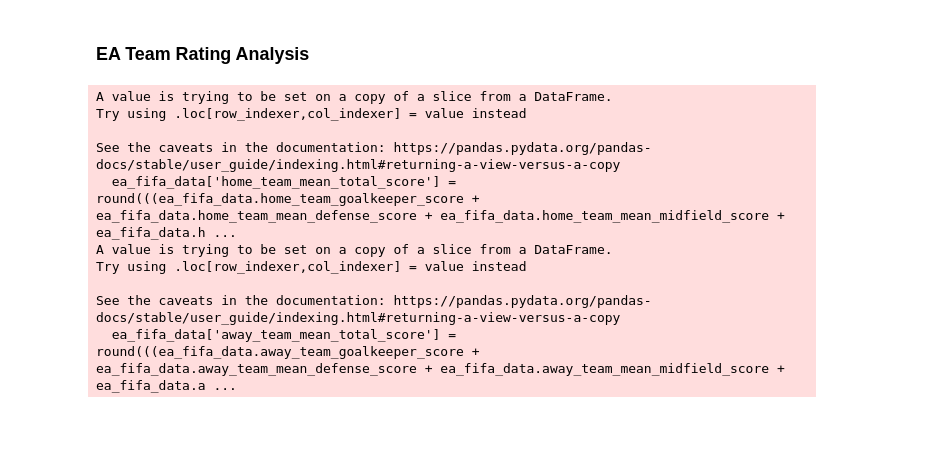
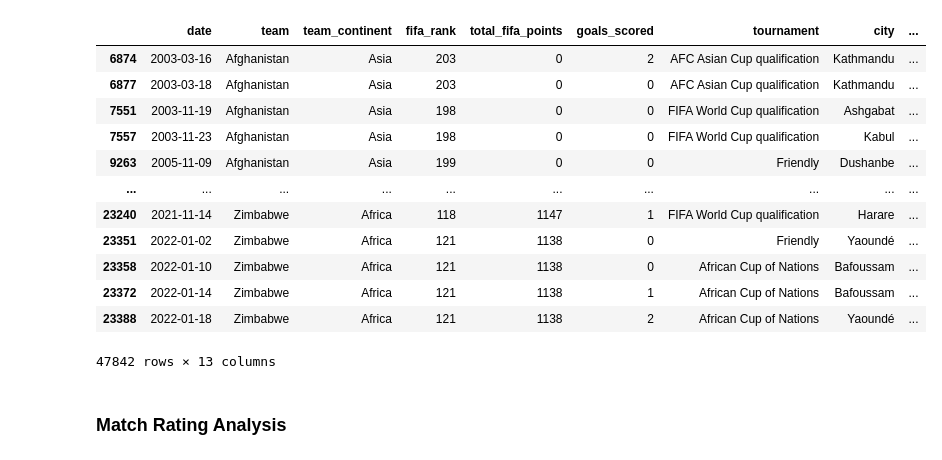
Before and after one commit to savicd710/FIFA-World-Cup-Dashboard, a Jupyter notebook: world_cup_data.ipynb, the cells around one changed output. Saved outputs shown, nothing was run; the diff lists cells and outputs as text; code cells hidden in the pictures; blank space fills up the shorter version.

```diff
--- a/world_cup_data.ipynb
+++ b/world_cup_data.ipynb
@@ -27,19 +23,54 @@ all_data.head()
-# %%
-all_data['better_team_win'] = (all_data.)
+# %%
+# Drop unnecessary columns
+tournament_data = all_data.drop(columns=['home_team_goalkeeper_score', 'away_team_goalkeeper_score', 'home_team_mean_defense_score', 'away_team_mean_defense_score',
+                                'home_team_mean_offense_score', 'away_team_mean_offense_score', 'home_team_mean_midfield_score', 'away_team_mean_midfield_score'])
+
+# Goal differential for each team
+tournament_data['home_team_goal_diff'] = tournament_data.home_team_score - \
+    tournament_data.away_team_score
+tournament_data['away_team_goal_diff'] = tournament_data.away_team_score - \
+    tournament_data.home_team_score
+
+# Away team result
+conditions = [tournament_data['home_team_result'] == 'Win', tournament_data['home_team_result'] == 'Lose']
+choices = ['Lose', 'Win']
+tournament_data['away_team_result'] = np.select(conditions, choices, default='Draw')
+
+# Separate home and away data for each team and append them into a singular data frame
+home_columns = ['date', 'home_team', 'home_team_continent', 'home_team_fifa_rank', 'home_team_total_fifa_points', 'home_team_score', 'tournament', 'city', 'country', 'neutral_location', 'shoot_out', 'home_team_result', 'home_team_goal_diff']
+away_columns = ['date', 'away_team', 'away_team_continent', 'away_team_fifa_rank', 'away_team_total_fifa_points', 'away_team_score', 'tournament', 'city', 'country', 'neutral_location', 'shoot_out', 'away_team_result', 'away_team_goal_diff']
+
+# Create a data frame from all home teams
+home_data = tournament_data[home_columns]
+columns = {'home_team': 'team','home_team_continent': 'team_continent', 'home_team_fifa_rank': 'fifa_rank', 'home_team_total_fifa_points': 'total_fifa_points', 'home_team_score': 'goals_scored', 'home_team_result': 'result', 'home_team_goal_diff': 'goal_diff'}
+home_data = home_data.rename(columns=columns)
+
+# Create a data frame from all away teams
+away_data = tournament_data[away_columns]
+columns = {'away_team': 'team','away_team_continent': 'team_continent', 'away_team_fifa_rank': 'fifa_rank', 'away_team_total_fifa_points': 'total_fifa_points', 'away_team_score': 'goals_scored', 'away_team_result': 'result', 'away_team_goal_diff': 'goal_diff'}
+away_data = away_data.rename(columns=columns)
+
+# Combine the data frames
+combined_data = pd.concat([home_data, away_data])
+combined_data = combined_data.sort_values(['team','date'])
+
+# Send the combined_data to a csv named country_data
+combined_data.to_csv('raw_data/country_data.csv')
+
+combined_data
+# %% [output]
+|  | date | team | team_continent | fifa_rank | total_fifa_points | goals_scored | tournament | city | ... |
+| 6874 | 2003-03-16 | Afghanistan | Asia | 203 | 0 | 2 | AFC Asian Cup qualification | Kathmandu | ... |
+| 6877 | 2003-03-18 | Afghanistan | Asia | 203 | 0 | 0 | AFC Asian Cup qualification | Kathmandu | ... |
+| 7551 | 2003-11-19 | Afghanistan | Asia | 198 | 0 | 0 | FIFA World Cup qualification | Ashgabat | ... |
+| 7557 | 2003-11-23 | Afghanistan | Asia | 198 | 0 | 0 | FIFA World Cup qualification | Kabul | ... |
+| 9263 | 2005-11-09 | Afghanistan | Asia | 199 | 0 | 0 | Friendly | Dushanbe | ... |
+| ... | ... | ... | ... | ... | ... | ... | ... | ... | ... |
+| 23240 | 2021-11-14 | Zimbabwe | Africa | 118 | 1147 | 1 | FIFA World Cup qualification | Harare | ... |
+| 23351 | 2022-01-02 | Zimbabwe | Africa | 121 | 1138 | 0 | Friendly | Yaoundé | ... |
+| 23358 | 2022-01-10 | Zimbabwe | Africa | 121 | 1138 | 0 | African Cup of Nations | Bafoussam | ... |
+| 23372 | 2022-01-14 | Zimbabwe | Africa | 121 | 1138 | 1 | African Cup of Nations | Bafoussam | ... |
+| 23388 | 2022-01-18 | Zimbabwe | Africa | 121 | 1138 | 2 | African Cup of Nations | Yaoundé | ... |
+47842 rows × 13 columns
 # %% [markdown]
-### EA Team Rating Analysis
+### Match Rating Analysis
-# %%
-ea_fifa_data = all_data.dropna()
-ea_fifa_data['home_team_mean_total_score'] = round(((ea_fifa_data.home_team_goalkeeper_score + ea_fifa_data.home_team_mean_defense_score + ea_fifa_data.home_team_mean_midfield_score + ea_fifa_data.home_team_mean_offense_score)/4), 1)
-ea_fifa_data['away_team_mean_total_score'] = round(((ea_fifa_data.away_team_goalkeeper_score + ea_fifa_data.away_team_mean_defense_score + ea_fifa_data.away_team_mean_midfield_score + ea_fifa_data.away_team_mean_offense_score)/4), 1)
-# %% [output]
-A value is trying to be set on a copy of a slice from a DataFrame.
-Try using .loc[row_indexer,col_indexer] = value instead
-
-See the caveats in the documentation: https://pandas.pydata.org/pandas-docs/stable/user_guide/indexing.html#returning-a-view-versus-a-copy
-  ea_fifa_data['home_team_mean_total_score'] = round(((ea_fifa_data.home_team_goalkeeper_score + ea_fifa_data.home_team_mean_defense_score + ea_fifa_data.home_team_mean_midfield_score + ea_fifa_data.h ...
-A value is trying to be set on a copy of a slice from a DataFrame.
-Try using .loc[row_indexer,col_indexer] = value instead
-
-See the caveats in the documentation: https://pandas.pydata.org/pandas-docs/stable/user_guide/indexing.html#returning-a-view-versus-a-copy
-  ea_fifa_data['away_team_mean_total_score'] = round(((ea_fifa_data.away_team_goalkeeper_score + ea_fifa_data.away_team_mean_defense_score + ea_fifa_data.away_team_mean_midfield_score + ea_fifa_data.a ...
```
Also changed, not shown: parts of 6 cells of this notebook, 2 other files.
